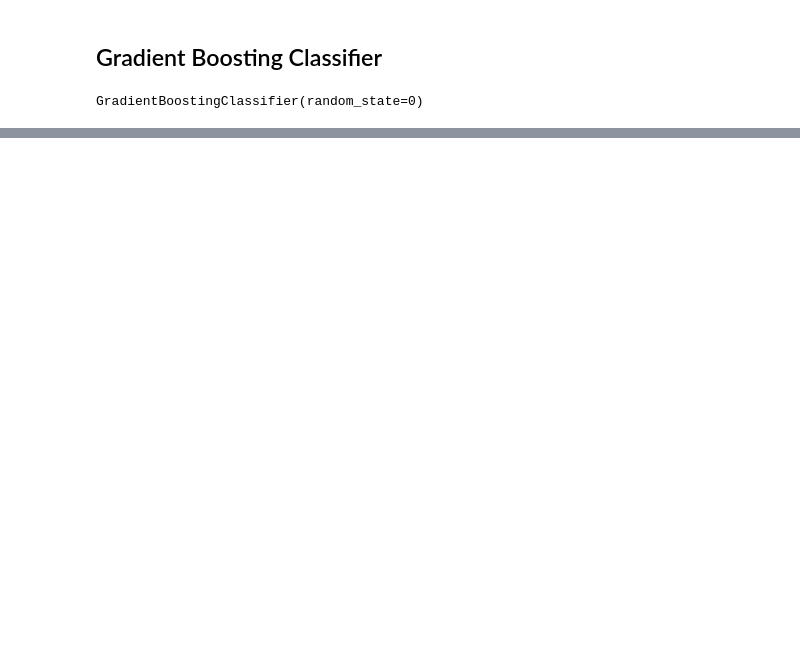
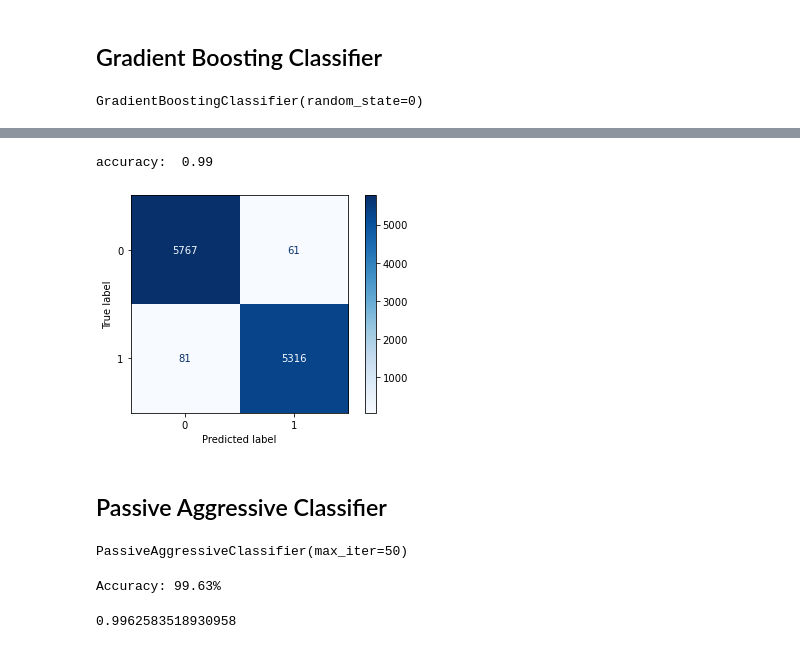
Before and after one commit to keijiart/Fake_News, a Jupyter notebook: Fake_news_2.ipynb, the cells around one changed output, grey strips where cells are left out. Drawn from its saved outputs; the diff is of its cells as text; code cells hidden in the pictures; blank space fills up the shorter version.

```diff
--- a/Fake_news_2.ipynb
+++ b/Fake_news_2.ipynb
@@ -195,0 +372,7 @@ accuracy:  0.5
+# %%
+conf_mat_acc(RFC)
+# %% [output]
+accuracy:  0.99
+[figure, added]
+# %% [markdown]
+## Passive Aggressive Classifier
@@ -195,0 +381,15 @@ accuracy:  0.5
+# %%
+PAC=PassiveAggressiveClassifier(max_iter=50)
+PAC.fit(xv_train,y_train)
+# %% [output]
+PassiveAggressiveClassifier(max_iter=50)
+# %%
+pred_PAC=PAC.predict(xv_test)
+score = accuracy_score(y_test, pred_PAC)
+print(f'Accuracy: {round(score*100,2)}%')
+# %% [output]
+Accuracy: 99.63%
+# %%
+PAC.score(xv_test, y_test)
+# %% [output]
+0.9962583518930958
```
Also changed, not shown: parts of 97 cells of this notebook, 1 other file.
